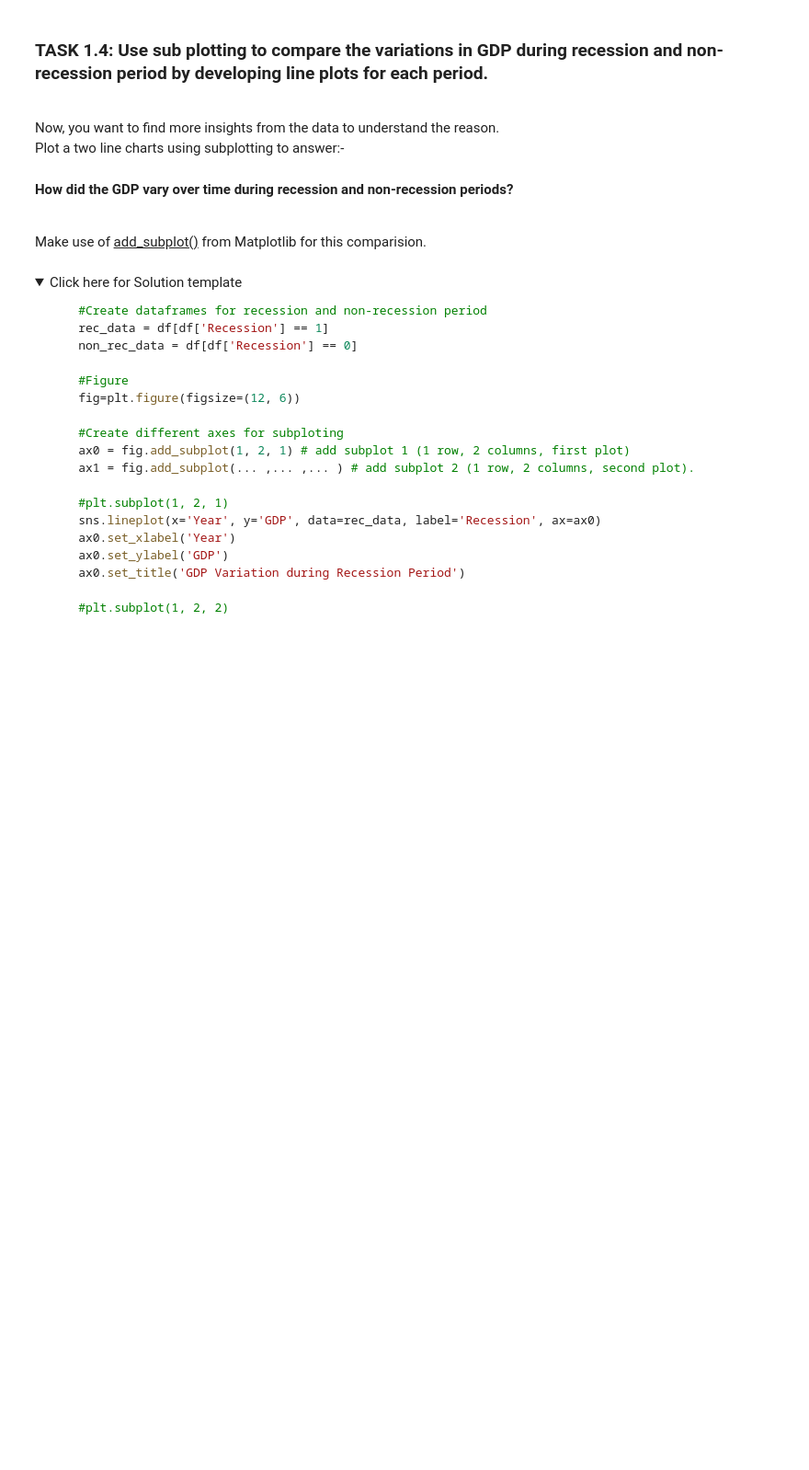
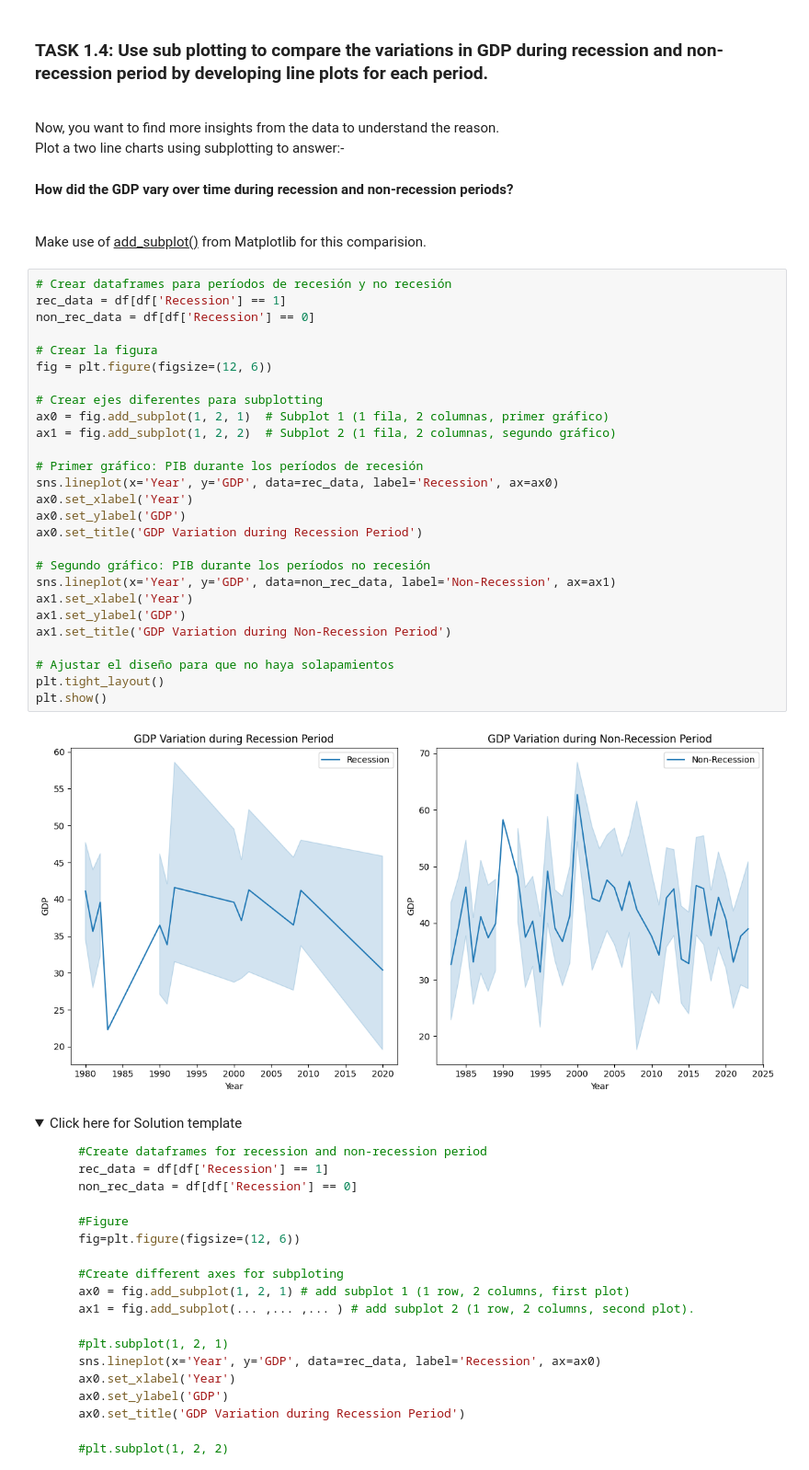
Before and after one commit to Albertosogasol/IBM_DataScience, a Jupyter notebook: T8M5_Assignment/Part1/DV0101EN-Final-Assign-Part1.ipynb, the cells around one changed output. Shown: that part at 92% size. Drawn from its saved outputs; the diff is of its cells as text; folded sections open; blank space fills up the shorter version.

```diff
--- a/T8M5_Assignment/Part1/DV0101EN-Final-Assign-Part1.ipynb
+++ b/T8M5_Assignment/Part1/DV0101EN-Final-Assign-Part1.ipynb
@@ -511,6 +511,35 @@ Save this plot as "Bar_Chart.png"</span><br>
 <br>Now, you want to find more insights from the data to understand the reason. <br>Plot a two line charts using subplotting to answer:-
 #### How did the GDP vary over time during recession and non-recession periods?
 <br>Make use of <u>add_subplot()</u> from Matplotlib for this comparision.
+# %%
+# Crear dataframes para períodos de recesión y no recesión
+rec_data = df[df['Recession'] == 1]
+non_rec_data = df[df['Recession'] == 0]
+
+# Crear la figura
+fig = plt.figure(figsize=(12, 6))
+
+# Crear ejes diferentes para subplotting
+ax0 = fig.add_subplot(1, 2, 1)  # Subplot 1 (1 fila, 2 columnas, primer gráfico)
+ax1 = fig.add_subplot(1, 2, 2)  # Subplot 2 (1 fila, 2 columnas, segundo gráfico)
+
+# Primer gráfico: PIB durante los períodos de recesión
+sns.lineplot(x='Year', y='GDP', data=rec_data, label='Recession', ax=ax0)
+ax0.set_xlabel('Year')
+ax0.set_ylabel('GDP')
+ax0.set_title('GDP Variation during Recession Period')
+
+# Segundo gráfico: PIB durante los períodos no recesión
+sns.lineplot(x='Year', y='GDP', data=non_rec_data, label='Non-Recession', ax=ax1)
+ax1.set_xlabel('Year')
+ax1.set_ylabel('GDP')
+ax1.set_title('GDP Variation during Non-Recession Period')
+
+# Ajustar el diseño para que no haya solapamientos
+plt.tight_layout()
+plt.show()
+# %% [output]
+[figure, added]
 # %% [markdown]
 <details>
 <summary>Click here for Solution template</summary>
```
Also changed, not shown: parts of 1 cell of this notebook, 1 other file.
